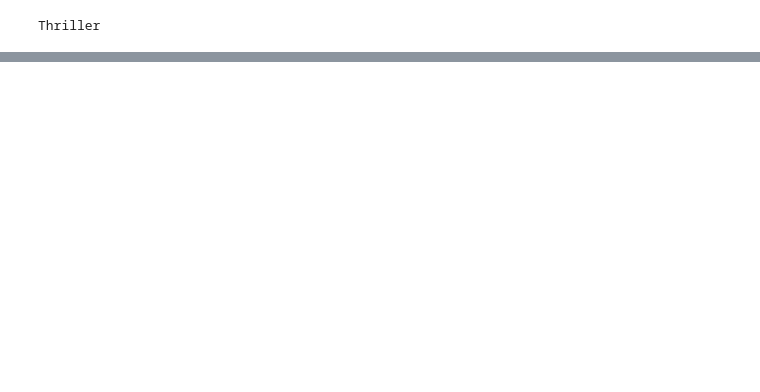
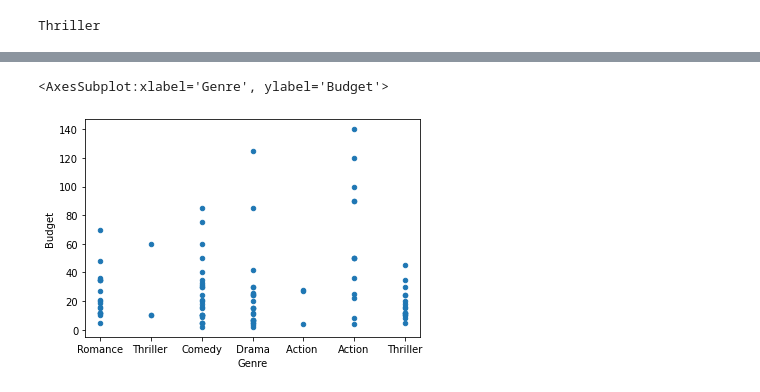
Before and after one commit to rohanrudra55/python-fundamentals, a Jupyter notebook: modules/Pandas.ipynb, the cells around one changed output, grey strips where cells are left out. Drawn from its saved outputs; the diff is of its cells as text; code cells hidden in the pictures; blank space fills up the shorter version.

```diff
--- a/modules/Pandas.ipynb
+++ b/modules/Pandas.ipynb
@@ -134,0 +134,5 @@ Thriller
+# %%
+(myvar1.head(100)).plot(kind='scatter',x='Genre',y='Budget')
+# %% [output]
+<AxesSubplot:xlabel='Genre', ylabel='Budget'>
+[figure, added]
```
Also changed, not shown: parts of 12 cells of this notebook, 1 other file.
